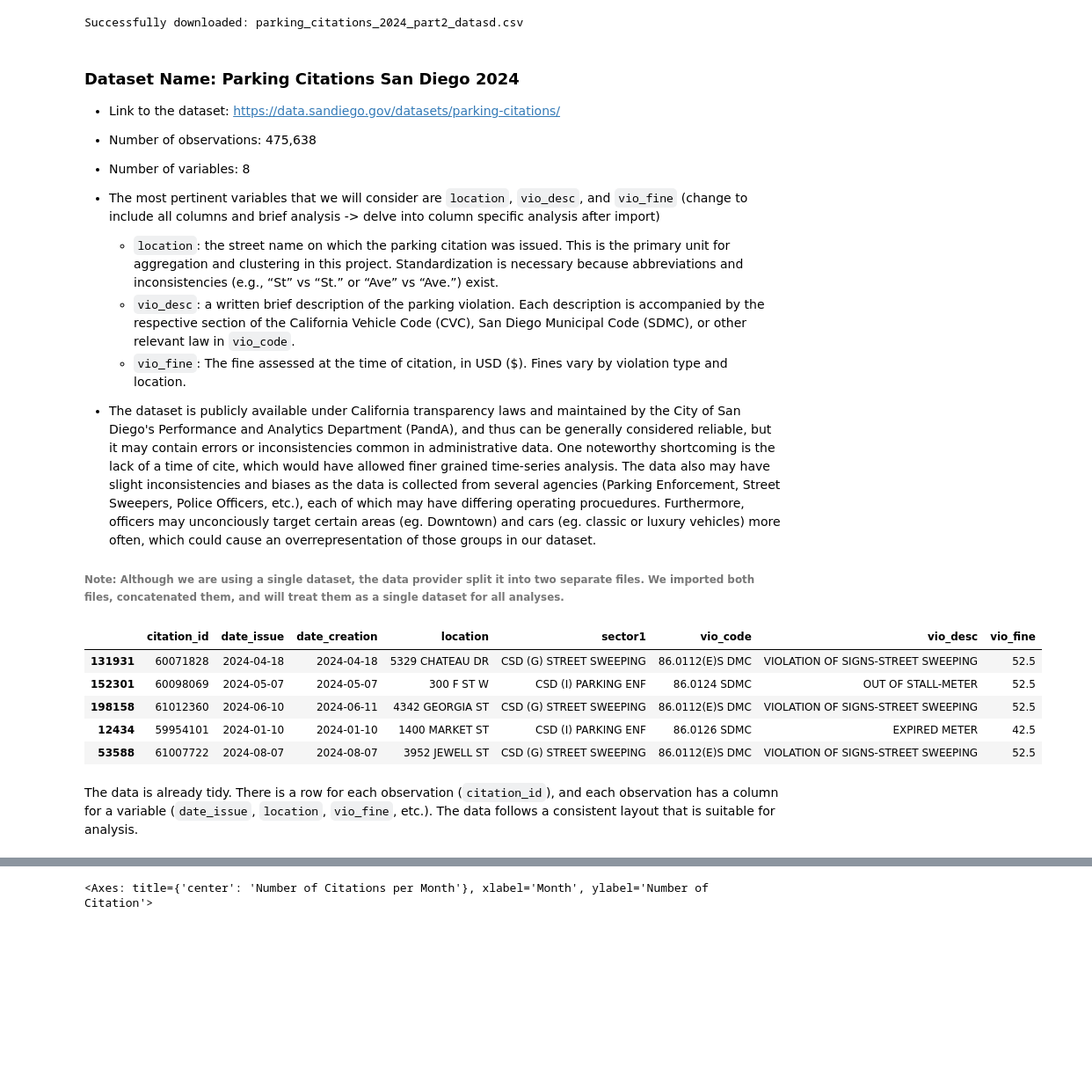
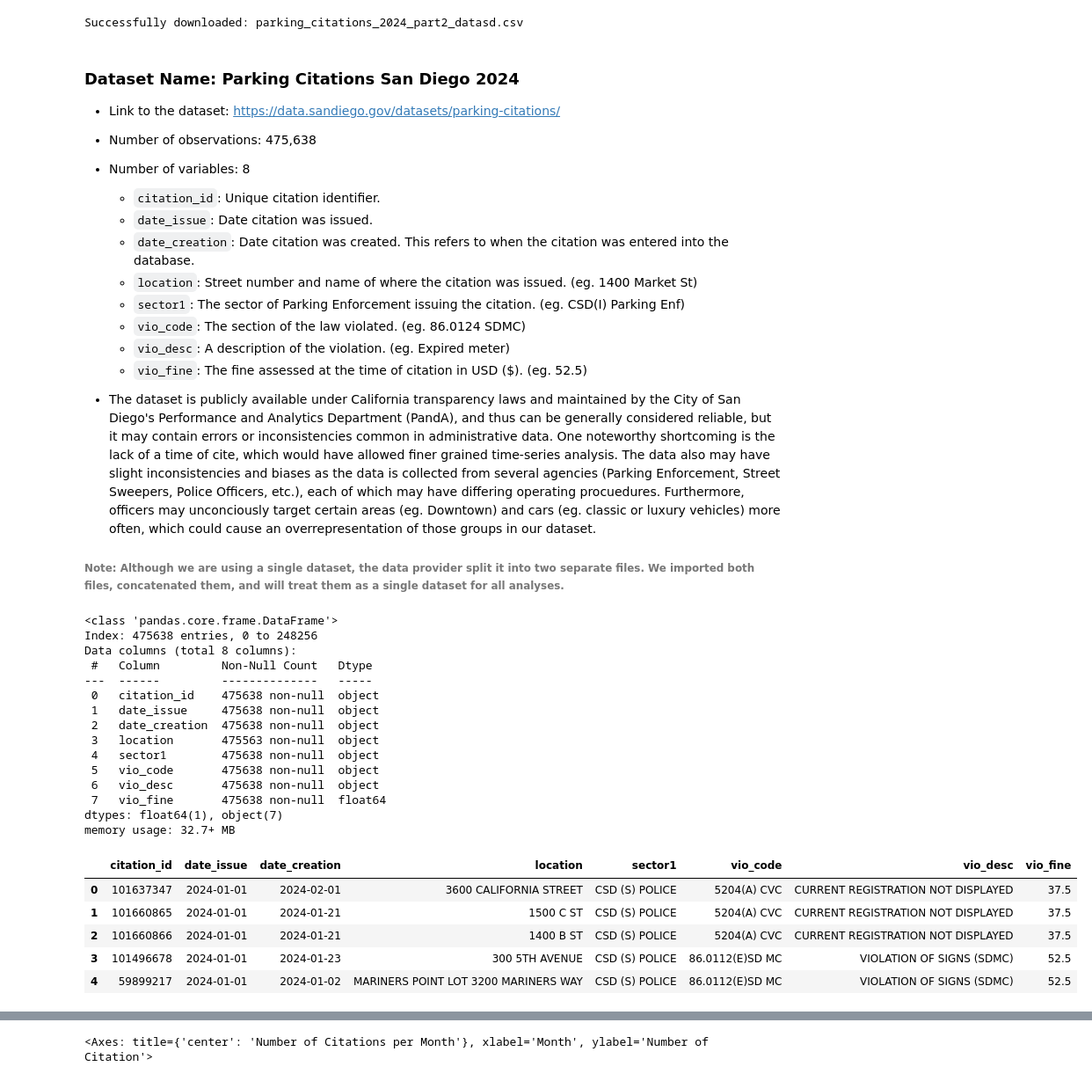
Before and after one commit to tobyzhan/Parking-Citation-Project, a Jupyter notebook: 02-EDACheckpoint.ipynb, the cells around one changed output, grey strips where cells are left out. Shown at 88% size. Drawn from its saved outputs; the diff is of its cells as text; code cells hidden in the pictures; blank space fills up the shorter version.

Commit message:
restructured code; refined some aspected of data checkpoint

````diff
--- a/02-EDACheckpoint.ipynb
+++ b/02-EDACheckpoint.ipynb
@@ -81,11 +82,14 @@ Successfully downloaded: parking_citations_2024_part2_datasd.csv
   - Number of observations: 475,638
 
   - Number of variables: 8
-
-  - The most pertinent variables that we will consider are ```location```, ```vio_desc```, and ```vio_fine``` (change to include all columns and brief analysis -> delve into column specific analysis after import)
-    - ```location```: the street name on which the parking citation was issued. This is the primary unit for aggregation and clustering in this project. Standardization is necessary because abbreviations and inconsistencies (e.g., “St” vs “St.” or “Ave” vs “Ave.”) exist.
-    - ```vio_desc```: a written brief description of the parking violation. Each description is accompanied by the respective section of the California Vehicle Code (CVC), San Diego Municipal Code (SDMC), or other relevant law in ```vio_code```.
-    - ```vio_fine```: The fine assessed at the time of citation, in USD ($). Fines vary by violation type and location.
+    - ```citation_id```: Unique citation identifier.
+    - ```date_issue```: Date citation was issued.
+    - ```date_creation```: Date citation was created. This refers to when the citation was entered into the database.
+    - ```location```: Street number and name of where the citation was issued. (eg. 1400 Market St)
+    - ```sector1```: The sector of Parking Enforcement issuing the citation. (eg. CSD(I) Parking Enf)
+    - ```vio_code```: The section of the law violated. (eg. 86.0124 SDMC)
+    - ```vio_desc```: A description of the violation. (eg. Expired meter)
+    - ```vio_fine```: The fine assessed at the time of citation in USD ($). (eg. 52.5)
 
   - The dataset is publicly available under California transparency laws and maintained by the City of San Diego's Performance and Analytics Department (PandA), and thus can be generally considered reliable, but it may contain errors or inconsistencies common in administrative data. One noteworthy shortcoming is the lack of a time of cite, which would have allowed finer grained time-series analysis. The data also may have slight inconsistencies and biases as the data is collected from several agencies (Parking Enforcement, Street Sweepers, Police Officers, etc.), each of which may have differing operating procuedures. Furthermore, officers may unconciously target certain areas (eg. Downtown) and cars (eg. classic or luxury vehicles) more often, which could cause an overrepresentation of those groups in our dataset.
 
@@ -95,14 +99,30 @@ Successfully downloaded: parking_citations_2024_part2_datasd.csv
 part1 = pd.read_csv('data/00-raw/parking_citations_2024_part1_datasd.csv')
 part2 = pd.read_csv('data/00-raw/parking_citations_2024_part2_datasd.csv')
 df = pd.concat([part1, part2], axis=0)
-# view a few entries
-df.sample(5)
+
+df.info()
 # %% [output]
-|  | citation_id | date_issue | date_creation | location | sector1 | vio_code | vio_desc | vio_fine |
-| 131931 | 60071828 | 2024-04-18 | 2024-04-18 | 5329 CHATEAU DR | CSD (G) STREET SWEEPING | 86.0112(E)S DMC | VIOLATION OF SIGNS-STREET SWEEPING | 52.5 |
-| 152301 | 60098069 | 2024-05-07 | 2024-05-07 | 300 F ST W | CSD (I) PARKING ENF | 86.0124 SDMC | OUT OF STALL-METER | 52.5 |
-| 198158 | 61012360 | 2024-06-10 | 2024-06-11 | 4342 GEORGIA ST | CSD (G) STREET SWEEPING | 86.0112(E)S DMC | VIOLATION OF SIGNS-STREET SWEEPING | 52.5 |
-| 12434 | 59954101 | 2024-01-10 | 2024-01-10 | 1400 MARKET ST | CSD (I) PARKING ENF | 86.0126 SDMC | EXPIRED METER | 42.5 |
-| 53588 | 61007722 | 2024-08-07 | 2024-08-07 | 3952 JEWELL ST | CSD (G) STREET SWEEPING | 86.0112(E)S DMC | VIOLATION OF SIGNS-STREET SWEEPING | 52.5 |
+<class 'pandas.core.frame.DataFrame'>
+Index: 475638 entries, 0 to 248256
+Data columns (total 8 columns):
+ #   Column         Non-Null Count   Dtype
+---  ------         --------------   -----
+ 0   citation_id    475638 non-null  object
+ 1   date_issue     475638 non-null  object
+ 2   date_creation  475638 non-null  object
+ 3   location       475563 non-null  object
+ 4   sector1        475638 non-null  object
+ 5   vio_code       475638 non-null  object
+ 6   vio_desc       475638 non-null  object
+ 7   vio_fine       475638 non-null  float64
+dtypes: float64(1), object(7)
+memory usage: 32.7+ MB
-# %% [markdown]
-The data is already tidy. There is a row for each observation (```citation_id```), and each observation has a column for a variable (```date_issue```, ```location```, ```vio_fine```, etc.). The data follows a consistent layout that is suitable for analysis.
+# %%
+df.head()
+# %% [output]
+|  | citation_id | date_issue | date_creation | location | sector1 | vio_code | vio_desc | vio_fine |
+| 0 | 101637347 | 2024-01-01 | 2024-02-01 | 3600 CALIFORNIA STREET | CSD (S) POLICE | 5204(A) CVC | CURRENT REGISTRATION NOT DISPLAYED | 37.5 |
+| 1 | 101660865 | 2024-01-01 | 2024-01-21 | 1500 C ST | CSD (S) POLICE | 5204(A) CVC | CURRENT REGISTRATION NOT DISPLAYED | 37.5 |
+| 2 | 101660866 | 2024-01-01 | 2024-01-21 | 1400 B ST | CSD (S) POLICE | 5204(A) CVC | CURRENT REGISTRATION NOT DISPLAYED | 37.5 |
+| 3 | 101496678 | 2024-01-01 | 2024-01-23 | 300 5TH AVENUE | CSD (S) POLICE | 86.0112(E)SD MC | VIOLATION OF SIGNS (SDMC) | 52.5 |
+| 4 | 59899217 | 2024-01-01 | 2024-01-02 | MARINERS POINT LOT 3200 MARINERS WAY | CSD (S) POLICE | 86.0112(E)SD MC | VIOLATION OF SIGNS (SDMC) | 52.5 |
````
Also changed, not shown: parts of 18 cells of this notebook.
